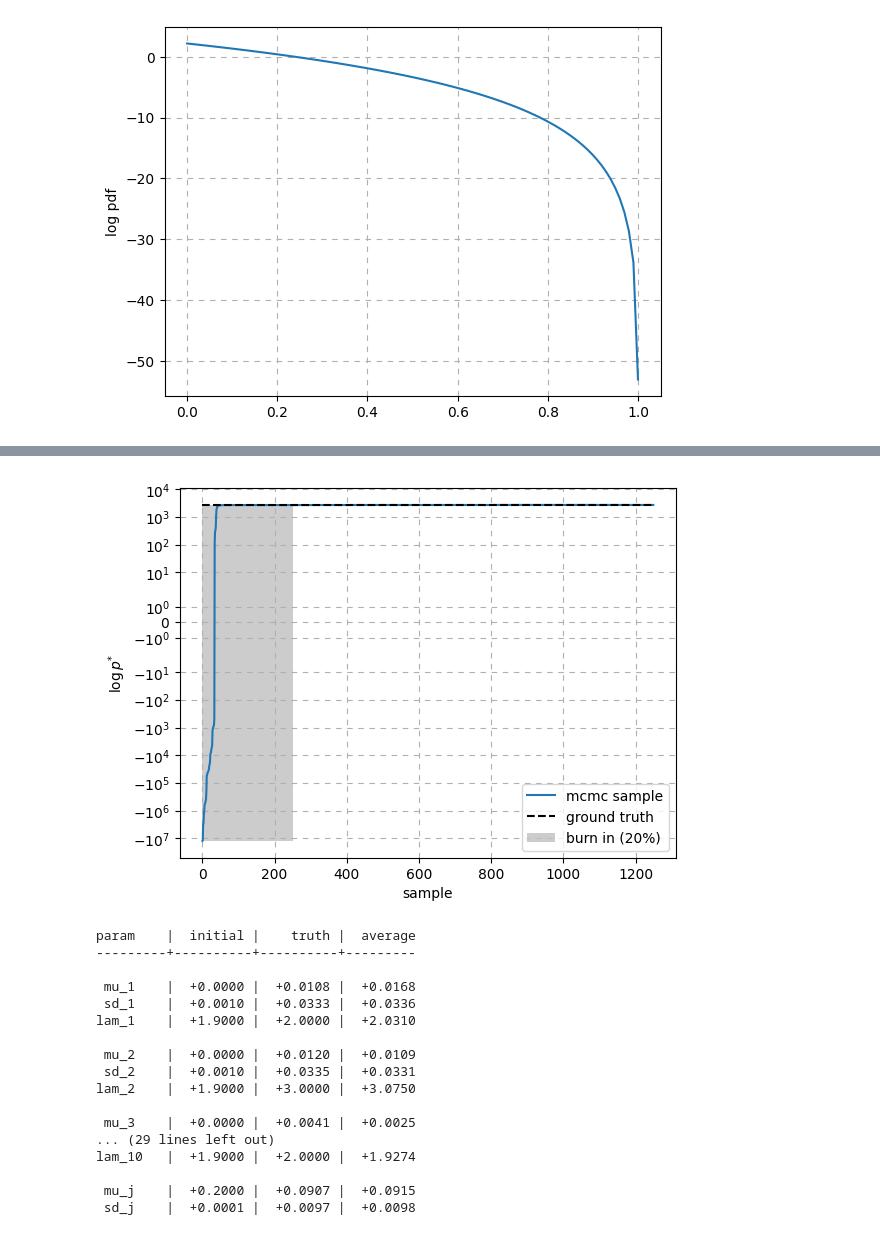
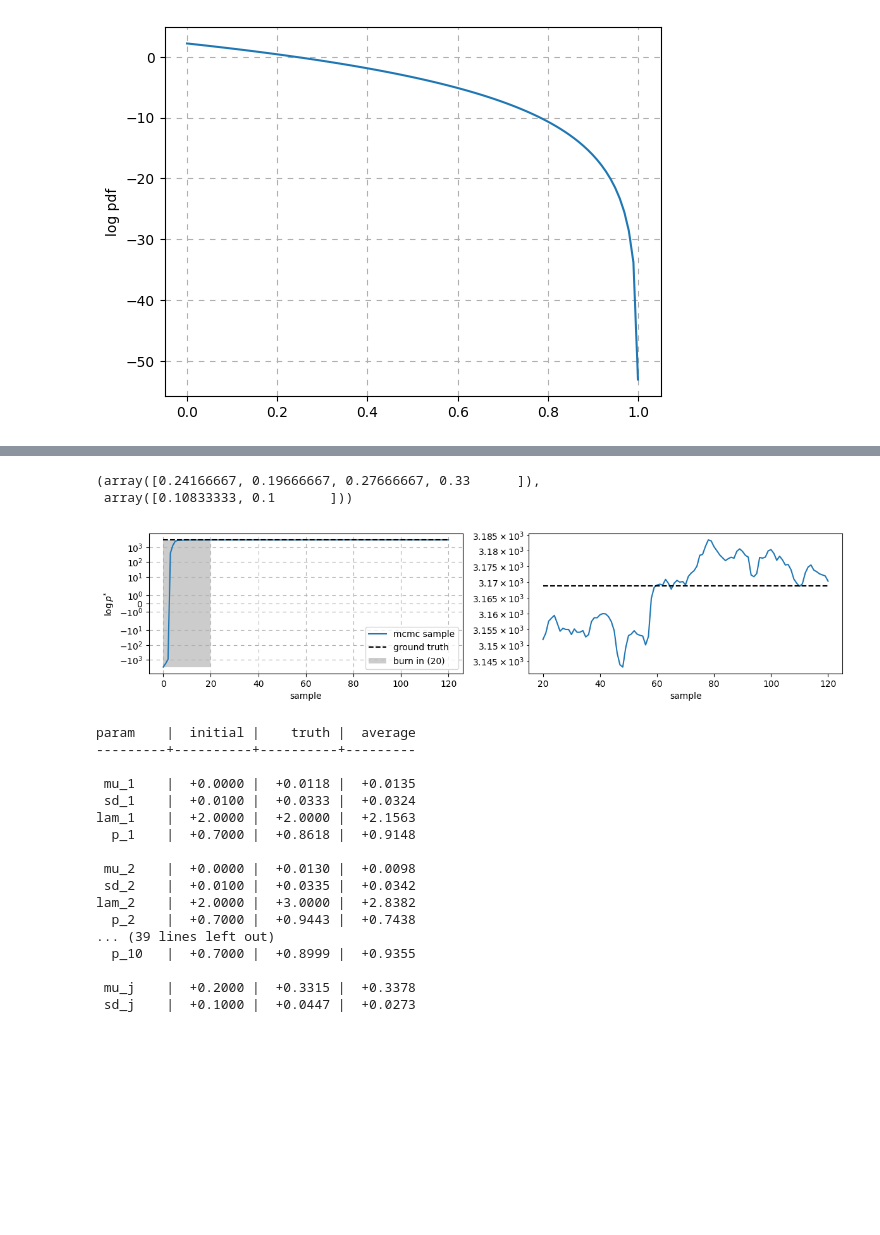
Before and after one commit to jordan-wei-taylor/dummy-jump-diffusion, a Jupyter notebook: jupyter.ipynb, the cells around one changed output, grey strips where cells are left out. Cells and saved outputs as stored; diff of their text form; code cells hidden in the pictures; blank space fills up the shorter version.

```diff
--- a/jupyter.ipynb
+++ b/jupyter.ipynb
@@ -102,7 +119,7 @@ for j, title in enumerate(['price index', 'vol', 'jump']):
 
 ymin, ymax = index[:3].min(axis = 1), index[:3].max(axis = 1)
 for i, (ind, v, j, m, n) in enumerate(zip(index, vol, jump, mu, nt)):
-    ax[i, 0].plot(ind)
+    ax[i, 0].semilogy(ind)
     ax[i, 0].fill_betweenx([ymin[i], ymax[i]], start, start + n - 1, alpha = 0.2)
     ax[i, 0].set_ylabel(f'asset {i + 1}')
 
@@ -263,20 +316,28 @@ cov     = 0.1
 #
 # recall `M` is the number of assets at the top of the notebook
 
-n               = 1000
-burn            = 0.2
-samples, r, log = gibbs(log_pstar, theta0, n, cov = cov, burn = burn, random_state = 0, data = index, start = start)
+# mu_1, log_10(sd_1), lam_1, pr_1, mu_2, log_10(sd_2), lam_2, pr_2, ..., mu_j, log_10(sd_j)
+theta0            = np.array([0.0,-2.0, 2.0, 0.7] * len(index) + [0.2,-1.0])
+
+# every parameter of theta0 will change by N(0, 0.1^2) when sampling
+transition        = [0.01, 0.2, 1.5, 0.3] * len(data) + [0.2, 1.0]
+
+n                 = 100
+burn              = 20
+samples, acc, log = gibbs(log_pstar, theta0, n, transition = transition, burn = burn, random_state = 0, data = data, start = start, verbose = 0.1)
 
 # average result
 average         = samples.mean(axis = 0)
 
 # as we have an acceptance indicator for each element within a sample
 # average across the elements within a sample
-r = r.mean(axis = 1)
+accept = acc.mean(axis = 1)
 
 # visualise acceptance rate
-plt.plot(1 - r.cumsum(axis = 0) / np.arange(1, len(r) + 1))
+plt.plot(accept, label = 'sample')
+plt.plot(accept.cumsum(axis = 0) / np.arange(1, len(accept) + 1), label = 'cumulative')
 plt.title('acceptance rate')
 plt.grid(ls = (0, (5, 5)))
+plt.legend()
 plt.show()
 # %% [output]
@@ -296,51 +358,63 @@ plt.show()
+# %%
+(acc.cumsum(axis = 0) / np.arange(1, len(acc) + 1).reshape(-1, 1))[-1,:-2].reshape(-1,c).mean(axis = 0),(acc.cumsum(axis = 0) / np.arange(1, len(acc) + 1).reshape(-1, 1))[-1,-2:]
+# %% [output]
+(array([0.24166667, 0.19666667, 0.27666667, 0.33      ]),
+ array([0.10833333, 0.1       ]))
 # %%
 L = log.mean(axis = 1)
-plt.plot(L, label = r'mcmc sample')
-plt.yscale('symlog')
-plt.hlines(log_pstar(log_space, data = index, start = start), 0, len(log) - 1, ls = '--', colors = 'k', label = 'ground truth')
-plt.fill_betweenx([L.min(), L.max()], 0, len(log) * burn, fc = 'k', alpha = 0.2, label = f'burn in ({burn:.0%})')
-plt.grid(ls = (0, (5, 5)))
-plt.xlabel('sample')
-plt.ylabel(r'$\log p^{*}$')
-plt.legend()
 
+fig, ax = plt.subplots(1, 2, figsize = (12, 3))
+
+ax[0].plot(L, label = r'mcmc sample')
+ax[0].set_yscale('symlog')
+ax[0].hlines(log_pstar(log_space, data = data, start = start), 0, len(log) - 1, ls = '--', colors = 'k', label = 'ground truth')
+ax[0].fill_betweenx([L.min(), L.max()], 0, burn, fc = 'k', alpha = 0.2, label = f'burn in ({burn:,d})')
+ax[0].grid(ls = (0, (5, 5)))
+ax[0].set_xlabel('sample')
+ax[0].set_ylabel(r'$\log p^{*}$')
+ax[0].legend()
+
+ax[1].semilogy(range(burn, len(L)), L[burn:])
+ax[1].hlines(log_pstar(log_space, data = data, start = start), burn, len(log) - 1, ls = '--', colors = 'k')
+ax[1].set_xlabel('sample')
+plt.tight_layout()
 plt.show()
 
 print('param    |  initial |    truth |  average')
 print('---------+----------+----------+---------')
 for i, (text, truth, theta, element) in enumerate(zip(string, solution, theta0, average)):
-    q = i % 3
+    q = i % c
 
     # seperate each set of asset parameters
     if q == 0:
         print()
 
     # convert the sd values from log10 space
     if q == 1:
         theta   = 10 ** theta
         element = 10 ** element
 
     print(f'{text:7s}  | {theta:+8.4f} | {truth:+8.4f} | {element:+8.4f}')
 
 # we can observe that we have a lot of samples that are more probable than the ground truth
 # %% [output]
-[figure, old version]
+[figure, new version]
 param    |  initial |    truth |  average
 ---------+----------+----------+---------
 
- mu_1    |  +0.0000 |  +0.0108 |  +0.0168
- sd_1    |  +0.0010 |  +0.0333 |  +0.0336
-lam_1    |  +1.9000 |  +2.0000 |  +2.0310
+ mu_1    |  +0.0000 |  +0.0118 |  +0.0135
+ sd_1    |  +0.0100 |  +0.0333 |  +0.0324
+lam_1    |  +2.0000 |  +2.0000 |  +2.1563
+  p_1    |  +0.7000 |  +0.8618 |  +0.9148
 
- mu_2    |  +0.0000 |  +0.0120 |  +0.0109
- sd_2    |  +0.0010 |  +0.0335 |  +0.0331
-lam_2    |  +1.9000 |  +3.0000 |  +3.0750
+ mu_2    |  +0.0000 |  +0.0130 |  +0.0098
+ sd_2    |  +0.0100 |  +0.0335 |  +0.0342
+lam_2    |  +2.0000 |  +3.0000 |  +2.8382
+  p_2    |  +0.7000 |  +0.9443 |  +0.7438
+... (39 lines left out)
+  p_10   |  +0.7000 |  +0.8999 |  +0.9355
 
- mu_3    |  +0.0000 |  +0.0041 |  +0.0025
-... (29 lines left out)
-lam_10   |  +1.9000 |  +2.0000 |  +1.9274
-
- mu_j    |  +0.2000 |  +0.0907 |  +0.0915
- sd_j    |  +0.0001 |  +0.0097 |  +0.0098
+ mu_j    |  +0.2000 |  +0.3315 |  +0.3378
+ sd_j    |  +0.1000 |  +0.0447 |  +0.0273
 # %%
 # visualise the first 3 assets only and the jump parameters
```
Also changed, not shown: parts of 11 cells of this notebook.
